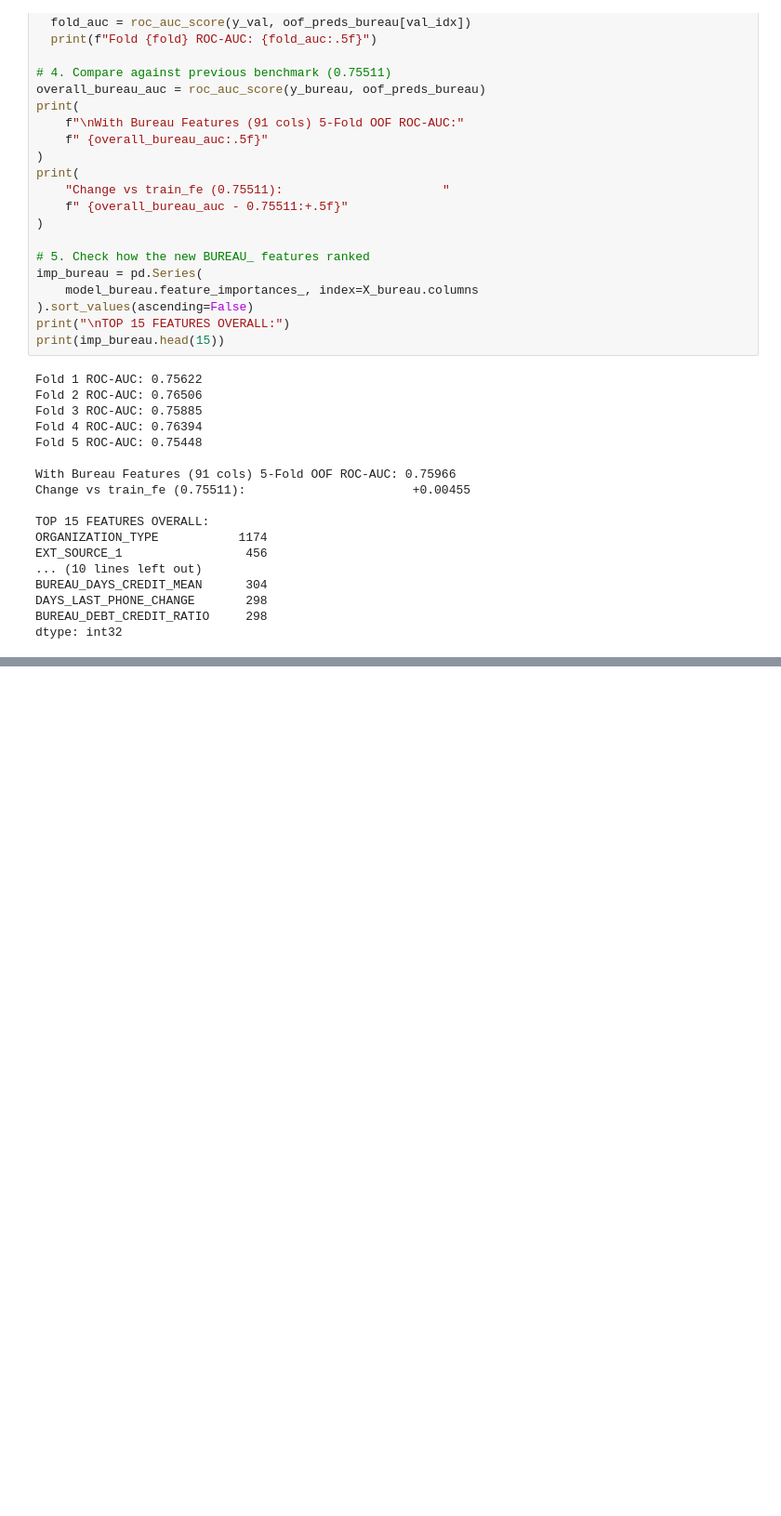
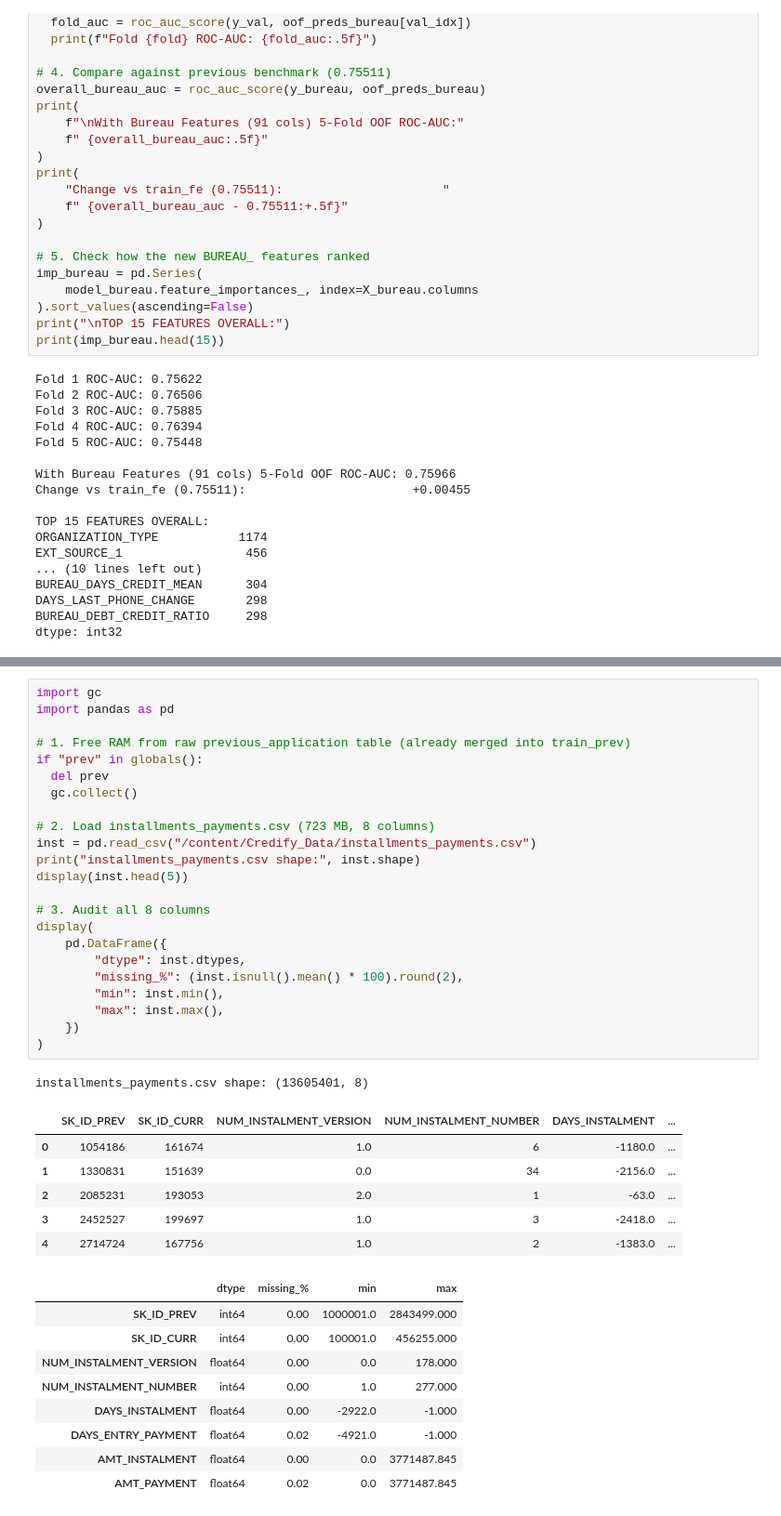
Before and after one commit to davidojei/Bayes, a Jupyter notebook: data_setup_and_training.ipynb, the cells around one changed output, grey strips where cells are left out. Shown at 93% size. Cells and saved outputs as stored; diff of their text form; blank space fills up the shorter version.

```diff
--- a/data_setup_and_training.ipynb
+++ b/data_setup_and_training.ipynb
@@ -656,0 +849,40 @@ dtype: int32
+# %%
+import gc
+import pandas as pd
+
+# 1. Free RAM from raw previous_application table (already merged into train_prev)
+if "prev" in globals():
+  del prev
+  gc.collect()
+
+# 2. Load installments_payments.csv (723 MB, 8 columns)
+inst = pd.read_csv("/content/Credify_Data/installments_payments.csv")
+print("installments_payments.csv shape:", inst.shape)
+display(inst.head(5))
+
+# 3. Audit all 8 columns
+display(
+    pd.DataFrame({
+        "dtype": inst.dtypes,
+        "missing_%": (inst.isnull().mean() * 100).round(2),
+        "min": inst.min(),
+        "max": inst.max(),
+    })
+)
+# %% [output]
+installments_payments.csv shape: (13605401, 8)
+|  | SK_ID_PREV | SK_ID_CURR | NUM_INSTALMENT_VERSION | NUM_INSTALMENT_NUMBER | DAYS_INSTALMENT | ... |
+| 0 | 1054186 | 161674 | 1.0 | 6 | -1180.0 | ... |
+| 1 | 1330831 | 151639 | 0.0 | 34 | -2156.0 | ... |
+| 2 | 2085231 | 193053 | 2.0 | 1 | -63.0 | ... |
+| 3 | 2452527 | 199697 | 1.0 | 3 | -2418.0 | ... |
+| 4 | 2714724 | 167756 | 1.0 | 2 | -1383.0 | ... |
+|  | dtype | missing_% | min | max |
+| SK_ID_PREV | int64 | 0.00 | 1000001.0 | 2843499.000 |
+| SK_ID_CURR | int64 | 0.00 | 100001.0 | 456255.000 |
+| NUM_INSTALMENT_VERSION | float64 | 0.00 | 0.0 | 178.000 |
+| NUM_INSTALMENT_NUMBER | int64 | 0.00 | 1.0 | 277.000 |
+| DAYS_INSTALMENT | float64 | 0.00 | -2922.0 | -1.000 |
+| DAYS_ENTRY_PAYMENT | float64 | 0.02 | -4921.0 | -1.000 |
+| AMT_INSTALMENT | float64 | 0.00 | 0.0 | 3771487.845 |
+| AMT_PAYMENT | float64 | 0.02 | 0.0 | 3771487.845 |
```
Also changed, not shown: parts of 11 cells of this notebook.
